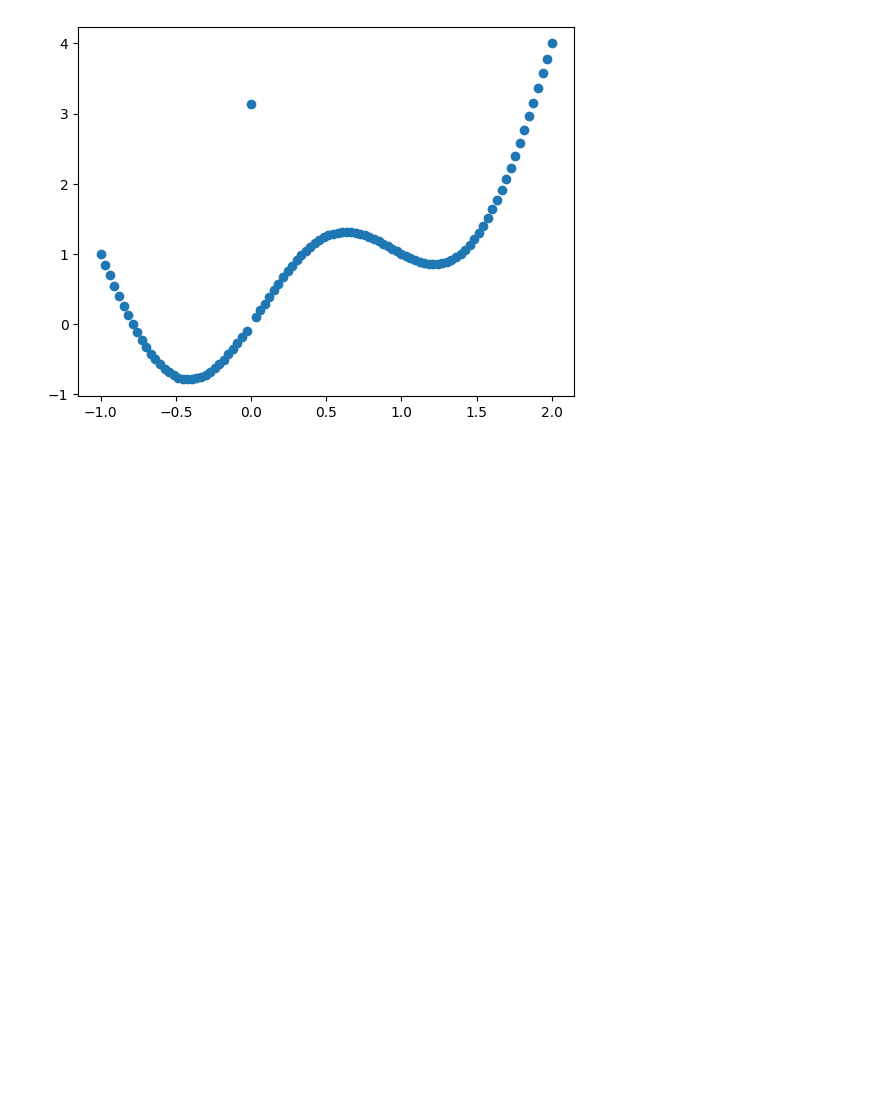
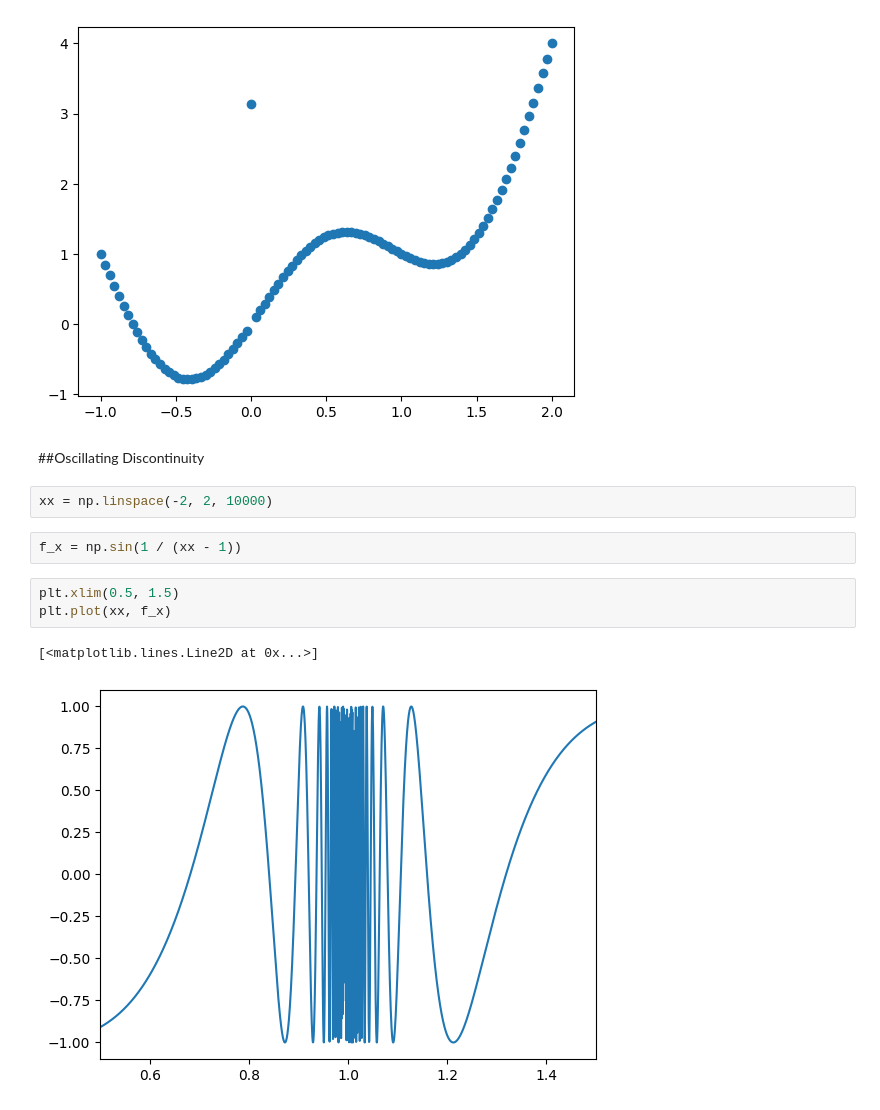
Before and after one commit to Metallicode/Math, a Jupyter notebook: Discontinuous_Functions.ipynb, the cells around one changed output. Drawn from its saved outputs; the diff is of its cells as text; blank space fills up the shorter version.

```diff
--- a/Discontinuous_Functions.ipynb
+++ b/Discontinuous_Functions.ipynb
@@ -76,3 +96,15 @@ plt.plot(xx, y, "o")
 # %% [output]
 [<matplotlib.lines.Line2D at 0x...>]
 [figure]
+# %% [markdown]
+##Oscillating Discontinuity
+# %%
+xx = np.linspace(-2, 2, 10000)
+# %%
+f_x = np.sin(1 / (xx - 1))
+# %%
+plt.xlim(0.5, 1.5)
+plt.plot(xx, f_x)
+# %% [output]
+[<matplotlib.lines.Line2D at 0x...>]
+[figure, added]
```
Also changed, not shown: parts of 4 cells of this notebook.
